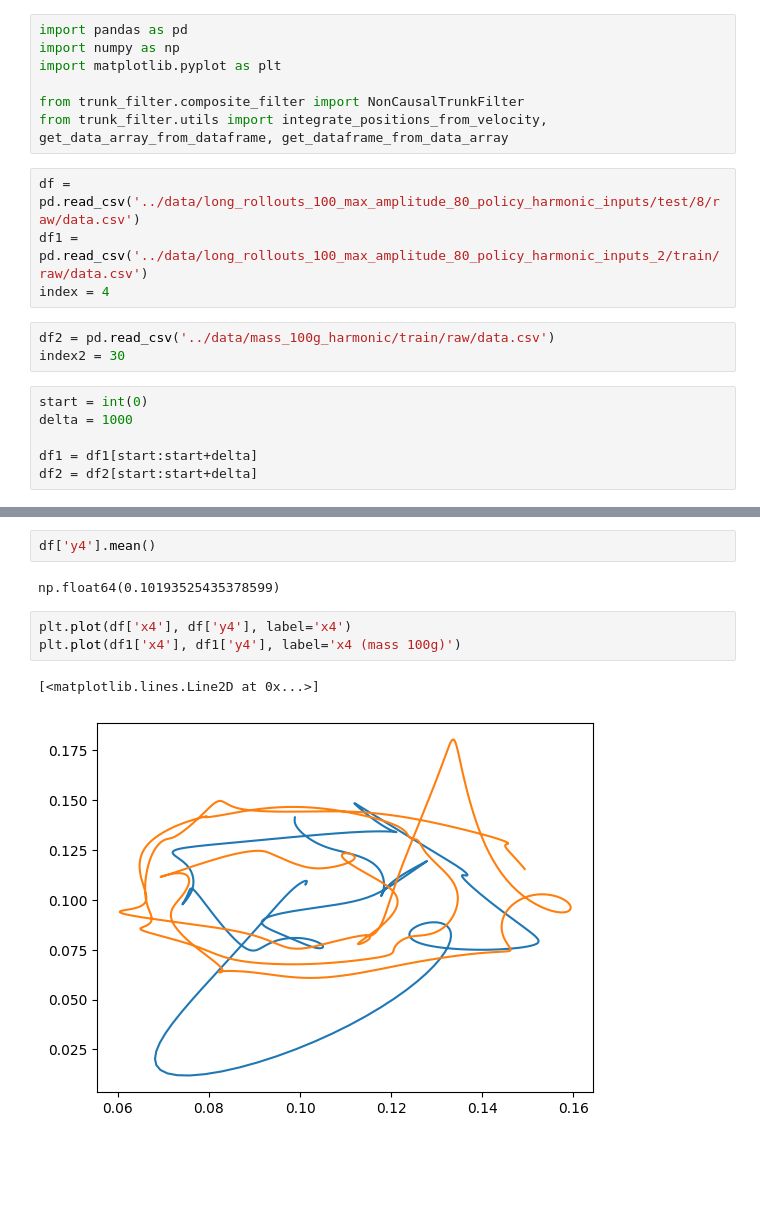
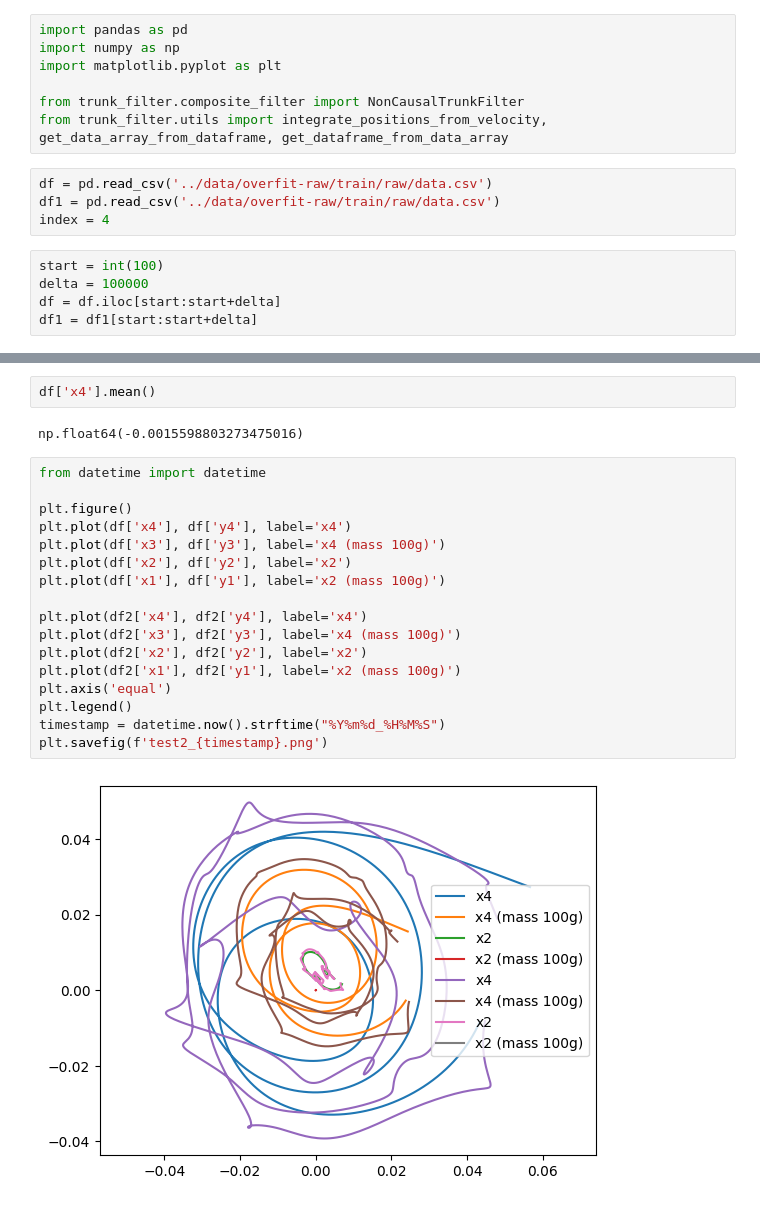
Before and after one commit to patrick-benito/trunk-gnn, a Jupyter notebook: scripts/visualize_dataset.ipynb, the cells around one changed output, grey strips where cells are left out. Cells and saved outputs as stored; diff of their text form; blank space fills up the shorter version.

```diff
--- a/scripts/visualize_dataset.ipynb
+++ b/scripts/visualize_dataset.ipynb
@@ -6,18 +6,14 @@ import matplotlib.pyplot as plt
 from trunk_filter.composite_filter import NonCausalTrunkFilter
 from trunk_filter.utils import integrate_positions_from_velocity, get_data_array_from_dataframe, get_dataframe_from_data_array
 # %%
-df = pd.read_csv('../data/long_rollouts_100_max_amplitude_80_policy_harmonic_inputs/test/8/raw/data.csv')
-df1 = pd.read_csv('../data/long_rollouts_100_max_amplitude_80_policy_harmonic_inputs_2/train/raw/data.csv')
+df = pd.read_csv('../data/overfit-raw/train/raw/data.csv')
+df1 = pd.read_csv('../data/overfit-raw/train/raw/data.csv')
 index = 4
-# %%
-df2 = pd.read_csv('../data/mass_100g_harmonic/train/raw/data.csv')
-index2 = 30
 # %%
-start = int(0)
-delta = 1000
-
+start = int(100)
+delta = 100000
+df = df.iloc[start:start+delta]
 df1 = df1[start:start+delta]
-df2 = df2[start:start+delta]
 # %%
 plt.plot(df[f'x{index}'], label='x3')
 plt.plot(df1[f'x{index}'], label='x3 (mass 10g)')
@@ -49,10 +45,23 @@ plt.legend()
 # %%
-df['y4'].mean()
+df['x4'].mean()
 # %% [output]
-np.float64(0.10193525435378599)
+np.float64(-0.0015598803273475016)
 # %%
+from datetime import datetime
+
+plt.figure()
 plt.plot(df['x4'], df['y4'], label='x4')
-plt.plot(df1['x4'], df1['y4'], label='x4 (mass 100g)')
+plt.plot(df['x3'], df['y3'], label='x4 (mass 100g)')
+plt.plot(df['x2'], df['y2'], label='x2')
+plt.plot(df['x1'], df['y1'], label='x2 (mass 100g)')
+
+plt.plot(df2['x4'], df2['y4'], label='x4')
+plt.plot(df2['x3'], df2['y3'], label='x4 (mass 100g)')
+plt.plot(df2['x2'], df2['y2'], label='x2')
+plt.plot(df2['x1'], df2['y1'], label='x2 (mass 100g)')
+plt.axis('equal')
+plt.legend()
+timestamp = datetime.now().strftime("%Y%m%d_%H%M%S")
+plt.savefig(f'test2_{timestamp}.png')
 # %% [output]
-[<matplotlib.lines.Line2D at 0x...>]
-[figure, old version]
+[figure, new version]
```
Also changed, not shown: parts of 3 cells of this notebook.
